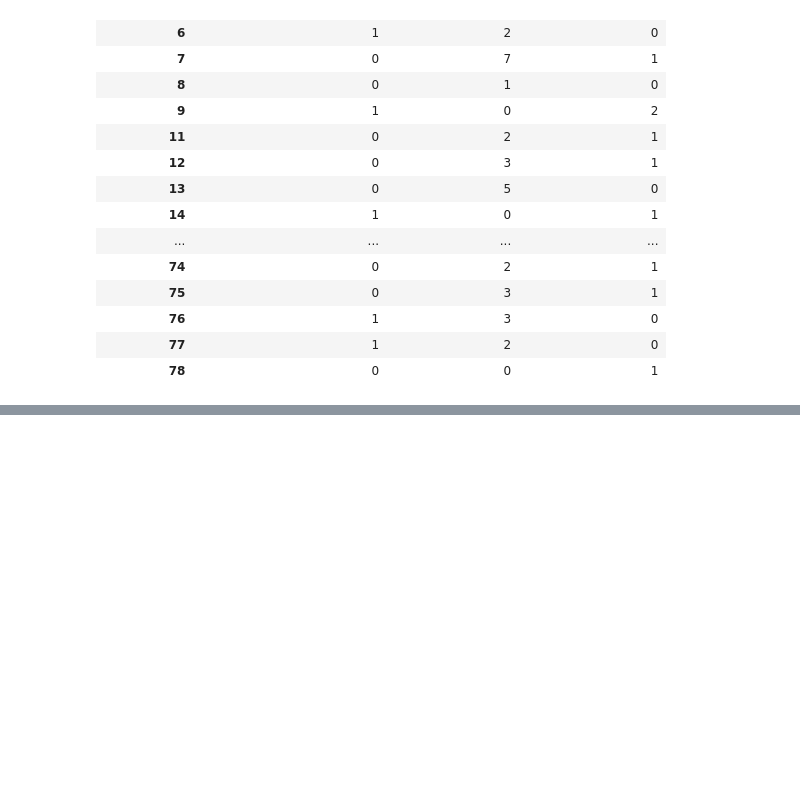
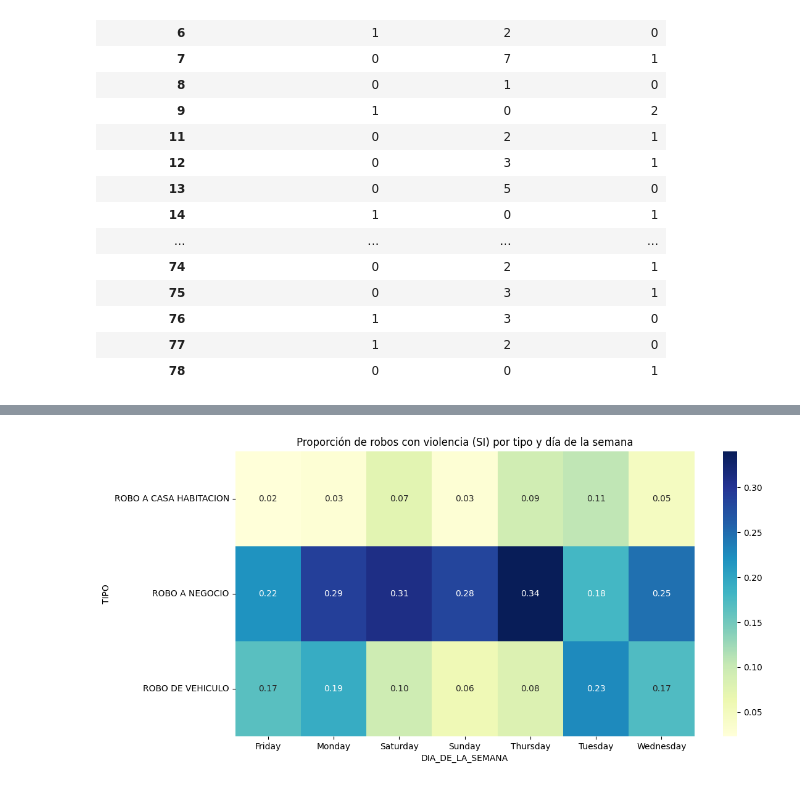
Before and after one commit to CLA-TI3001C-AD2025-G100/A01563230-EDA, a Jupyter notebook: Iteracion1.ipynb, the cells around one changed output, grey strips where cells are left out. Cells and saved outputs as stored; diff of their text form; code cells hidden in the pictures; blank space fills up the shorter version.

```diff
--- a/Iteracion1.ipynb
+++ b/Iteracion1.ipynb
@@ -240,0 +284,5 @@ df[df['VOLENCIA'] == 'SI'].groupby(['CUADRANTE', 'TIPO']).size().unstack(fill_va
+# %%
+# Agrega la columna de CLUSTER al df
+from sklearn.cluster import KMeans
+kmeans = KMeans(n_clusters=3)
+df['CLUSTER'] = kmeans.fit_predict(df[['LONGITUD', 'LATITUD']])
@@ -240,0 +298,7 @@ df[df['VOLENCIA'] == 'SI'].groupby(['CUADRANTE', 'TIPO']).size().unstack(fill_va
+# %%
+# Necesito saber la proporción de robos con violencia y sin violencia por tipo de robo y por día de la semana
+proporcion_violencia = df.groupby(['TIPO', 'DIA_DE_LA_SEMANA', 'VOLENCIA']).size().unstack(fill_value=0)
+proporcion_violencia['TOTAL'] = proporcion_violencia.sum(axis=1)
+proporcion_violencia['PROPORCION_SI'] = proporcion_violencia['SI'] / proporcion_violencia['TOTAL']
+proporcion_violencia['PROPORCION_NO'] = proporcion_violencia['NO'] / proporcion_violencia['TOTAL']
+proporcion_violencia
@@ -240,0 +324,8 @@ df[df['VOLENCIA'] == 'SI'].groupby(['CUADRANTE', 'TIPO']).size().unstack(fill_va
+# %%
+# Ayúdame a graficar esta tabla pero solo con la violencia "SI" en un heatmap
+plt.figure(figsize=(12,6))
+sns.heatmap(proporcion_violencia.pivot_table(index='TIPO', columns='DIA_DE_LA_SEMANA', values='PROPORCION_SI'), annot=True, fmt=".2f", cmap="YlGnBu")
+plt.title('Proporción de robos con violencia (SI) por tipo y día de la semana')
+plt.show()
+# %% [output]
+[figure, added]
```
Also changed, not shown: parts of 10 cells of this notebook.
